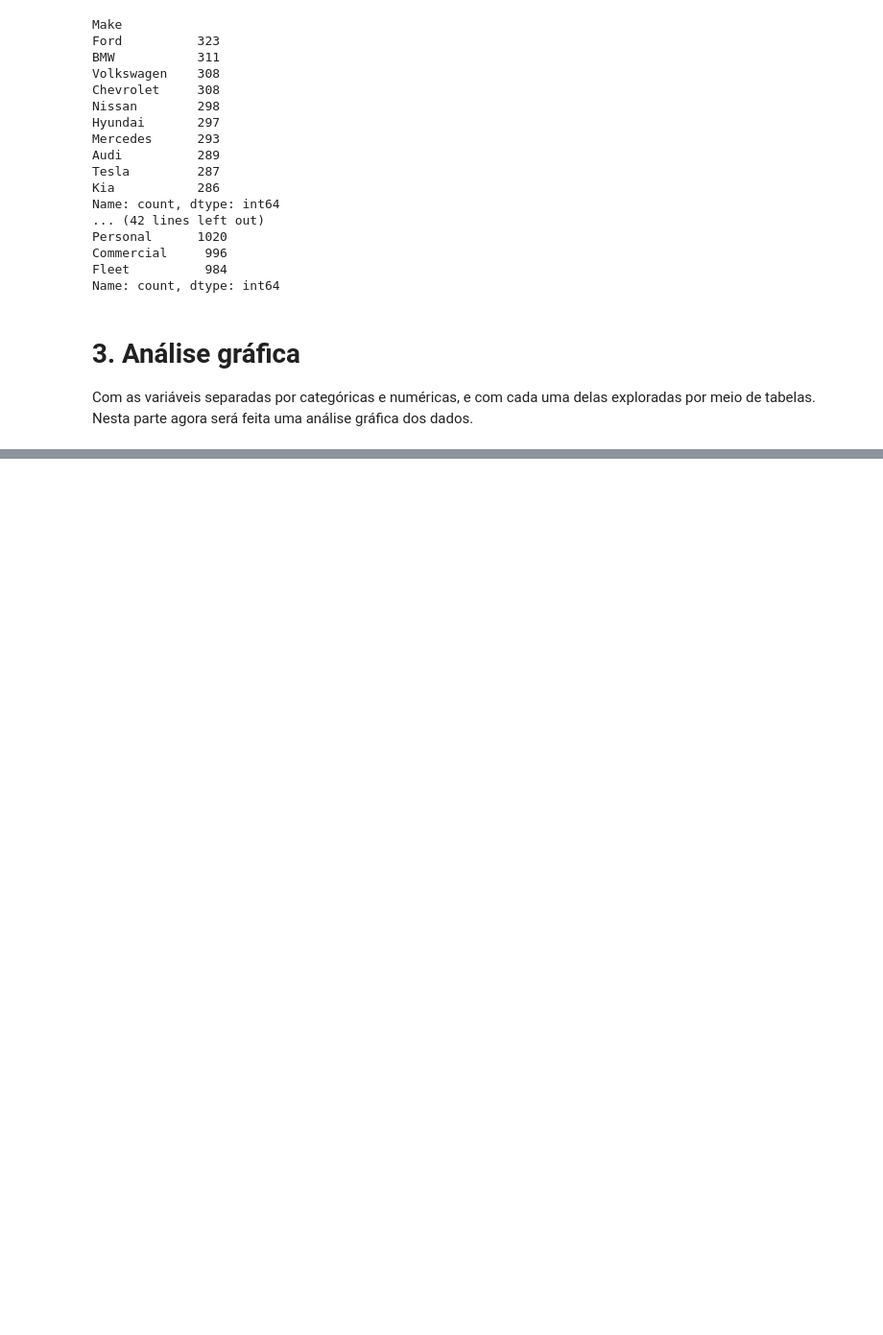
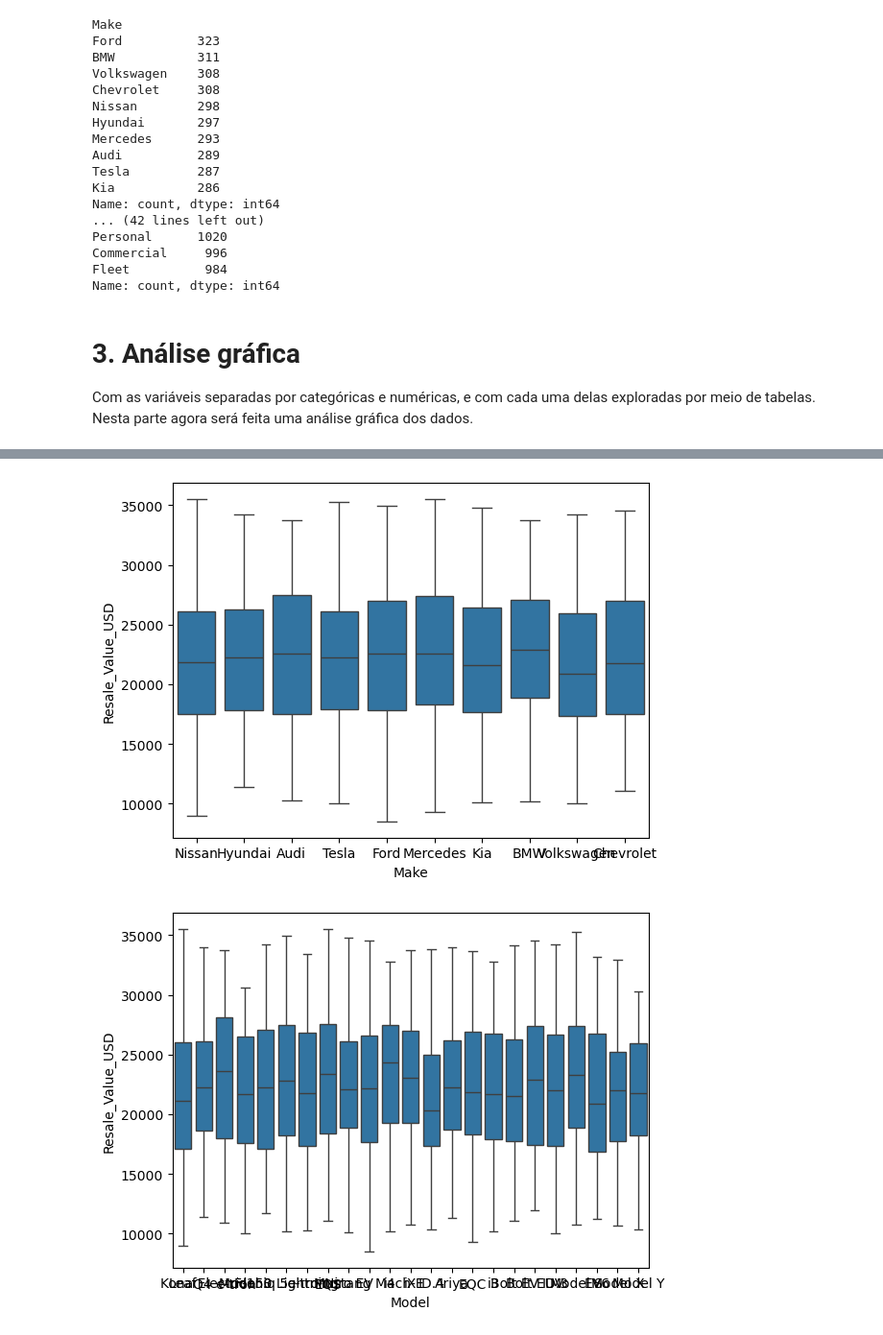
Before and after one commit to RPPombo/Sistema-de-Previsao-com-Machine-Learning, a Jupyter notebook: Analise_exploratoria.ipynb, the cells around one changed output, grey strips where cells are left out. Shown at 96% size. Drawn from its saved outputs; the diff is of its cells as text; code cells hidden in the pictures; blank space fills up the shorter version.

Commit message:
Adicionando o boxplot por categorias

```diff
--- a/Analise_exploratoria.ipynb
+++ b/Analise_exploratoria.ipynb
@@ -181,0 +200,8 @@ import matplotlib as plt
+# %%
+# Boxplot por categorias
+for coluna in col_cat:
+    sns.boxplot(x= coluna, y="Resale_Value_USD", data=df)
+    plt.show()
+# %% [output]
+[figure, added]
+[figure, added]
```
Also changed, not shown: parts of 2 cells of this notebook.
